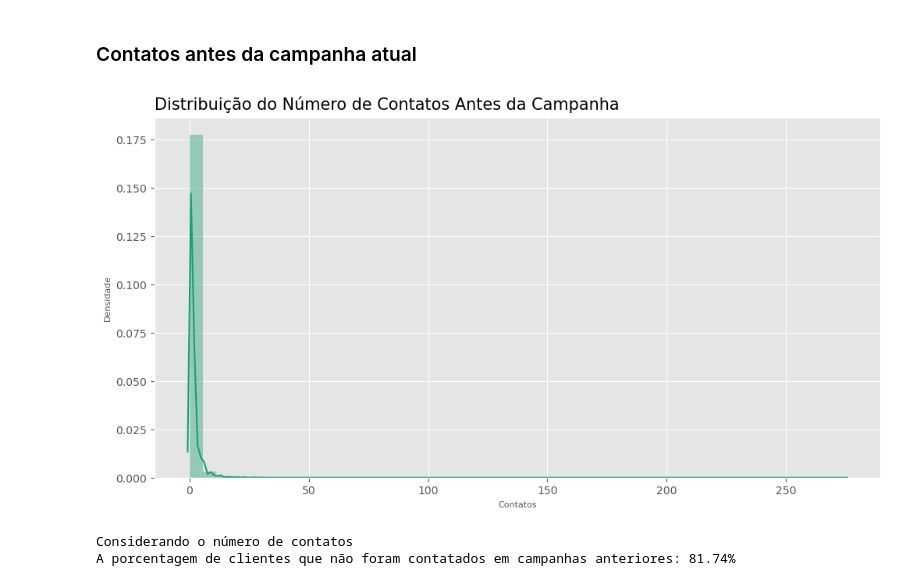
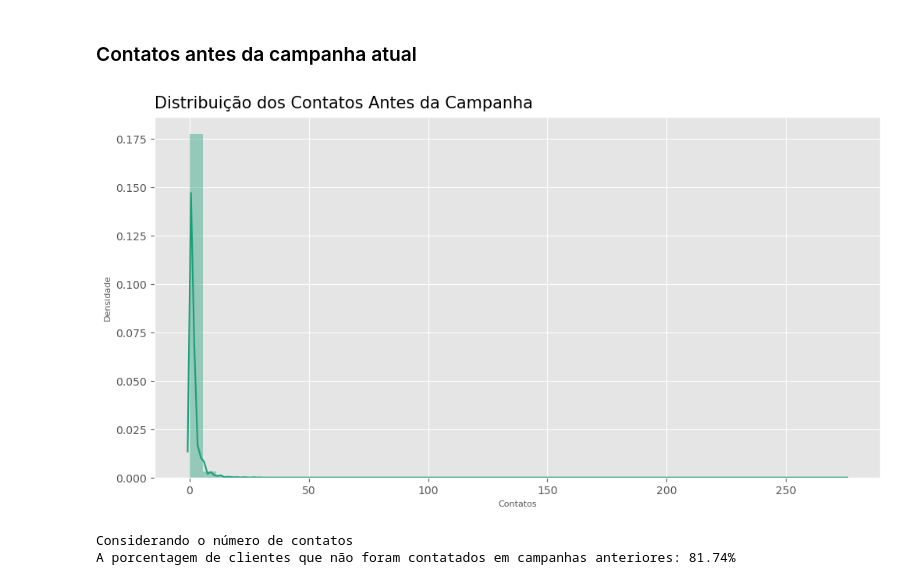
Before and after one commit to datalopes1/bank_marketing_success, a Jupyter notebook: notebooks/eda.ipynb, the cells around one changed output. Saved outputs shown, nothing was run; the diff lists cells and outputs as text; code cells hidden in the pictures.

```diff
--- a/notebooks/eda.ipynb
+++ b/notebooks/eda.ipynb
@@ -386,13 +387,13 @@ Acredito que a variável de número de contatos seja mais representativa que a d
 # %%
 fig, ax = plt.subplots(figsize = (12, 6))
 
 sns.distplot(df.previous)
-ax.set_title("Distribuição do Número de Contatos Antes da Campanha", fontsize = 15, pad = 8, loc = 'left')
+ax.set_title("Distribuição dos Contatos Antes da Campanha", fontsize = 15, pad = 8, loc = 'left')
 ax.set_xlabel("Contatos", fontsize = 8)
 ax.set_ylabel("Densidade", fontsize = 8)
 plt.show()
 # %% [output]
-[figure, old version]
+[figure, new version]
 # %%
 filtro = df[df['previous'] == 0].index
 prop_sem_contato =(df.loc[filtro].shape[0] / df.shape[0]) * 100
```
Also changed, not shown: parts of 48 cells of this notebook.
